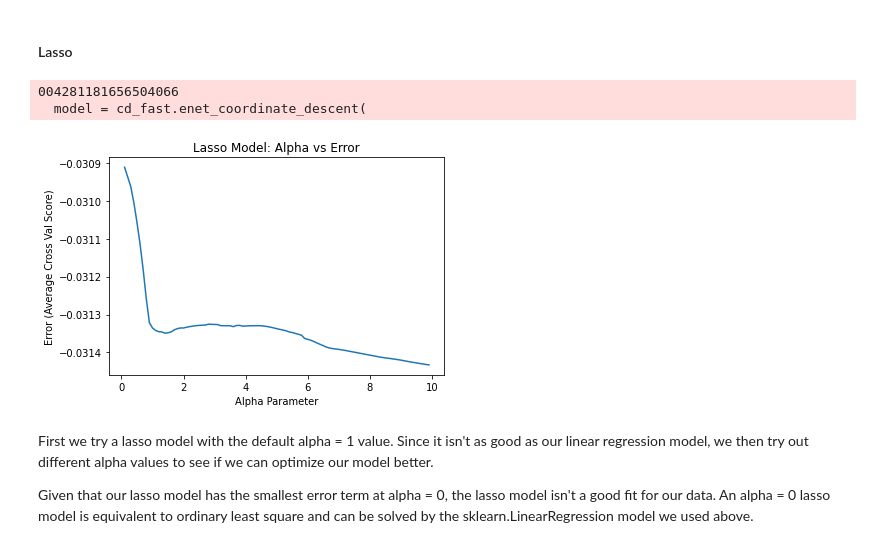
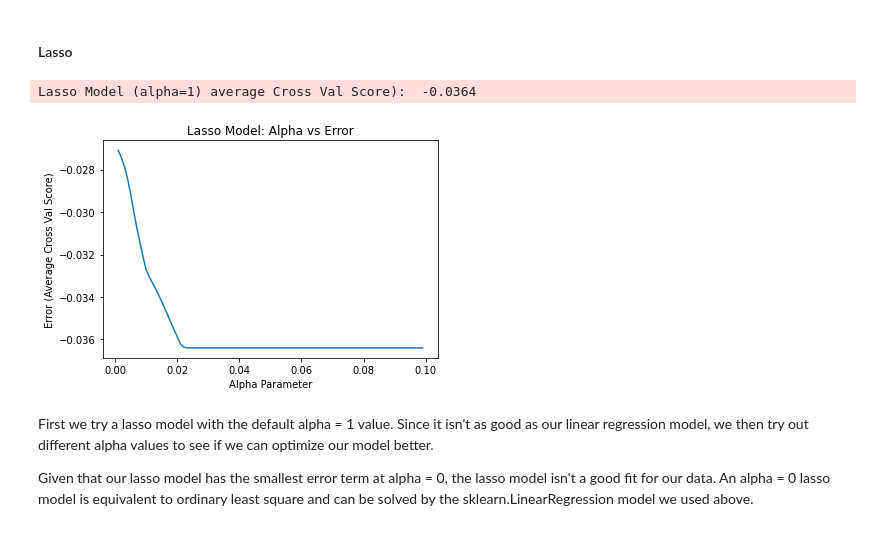
Before and after one commit to kuruparans/covid19-vaccine-hesitancy-analysis, a Jupyter notebook: statistical-modelling.ipynb, the cells around one changed output. Cells and saved outputs as stored; diff of their text form; code cells hidden in the pictures.

```diff
--- a/statistical-modelling.ipynb
+++ b/statistical-modelling.ipynb
@@ -228,9 +228,10 @@ from sklearn.linear_model import LinearRegression, Lasso
 y = df_dum.vaccine_hesitant.values
 X = df_dum.drop(['vaccine_hesitant', 'vaccine_hesitant_strong'], axis=1)
 
-# TODO: scale data
+X_train, X_test, y_train, y_test = train_test_split(X, y, test_size=0.2, random_state=42)
 
-X_train, X_test, y_train, y_test = train_test_split(X, y, test_size=0.2, random_state=42)
+X_train_scaled = preprocessing.StandardScaler().fit(X_train).transform(X_train)
+X_test_scaled = preprocessing.StandardScaler().fit(X_test).transform(X_test)
 # %% [markdown]
 ### Models
 #### Linear Regression
@@ -246,25 +247,24 @@ Linear Regression average Cross Val Score:  -0.02717
 # %%
 lasso = Lasso()
 lasso.fit(X_train, y_train)
-lasso_cross_val_scores = cross_val_score(lasso, X_train, y_train, scoring='neg_mean_absolute_error')
+lasso_cross_val_scores = cross_val_score(lasso, X_train_scaled, y_train, scoring='neg_mean_absolute_error')
 print('Lasso Model (alpha=1) average Cross Val Score): ', round(np.mean(lasso_cross_val_scores), 5))
 
 alpha = []
 error = []
 for i in range(1, 100):
-    alpha_i = i/10
+    alpha_i = i/1000
     alpha.append(alpha_i)
-    lasso_i = Lasso(alpha=alpha_i, tol=0.001)
-    error.append(np.mean(cross_val_score(lasso_i, X_train, y_train, scoring='neg_mean_absolute_error')))
+    lasso_i = Lasso(alpha=alpha_i, tol=0.0001)
+    error.append(np.mean(cross_val_score(lasso_i, X_train_scaled, y_train, scoring='neg_mean_absolute_error')))
 
 plt.plot(alpha, error)
 plt.title('Lasso Model: Alpha vs Error')
 plt.xlabel('Alpha Parameter')
 _ = plt.ylabel('Error (Average Cross Val Score)')
 # %% [output]
-004281181656504066
-  model = cd_fast.enet_coordinate_descent(
+Lasso Model (alpha=1) average Cross Val Score):  -0.0364
-[figure, old version]
+[figure, new version]
 # %% [markdown]
 First we try a lasso model with the default alpha = 1 value. Since it isn't as good as our linear regression model, we then try out different alpha values to see if we can optimize our model better.
 
```
Also changed, not shown: parts of 4 cells of this notebook.
